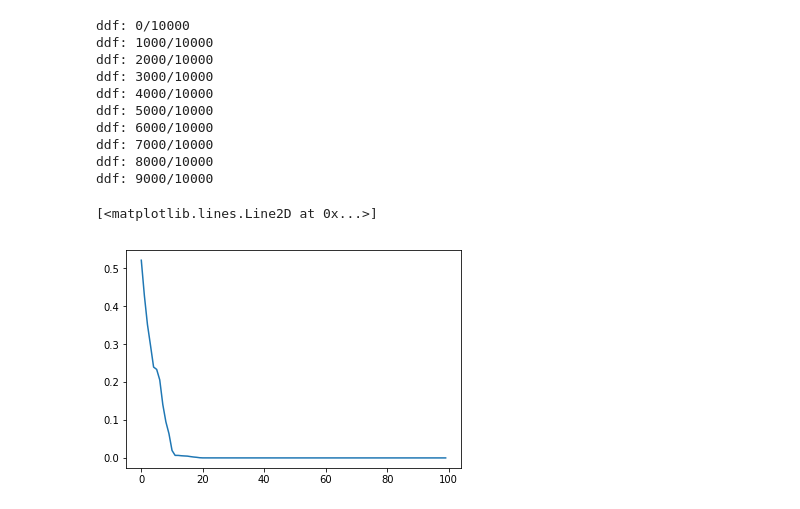
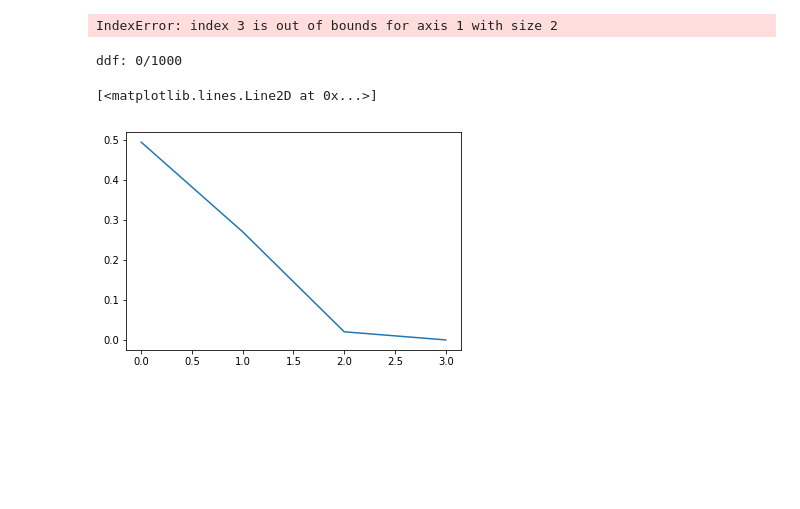
Before and after one commit to danwin91/ma, a Jupyter notebook: nb1.ipynb, the cells around one changed output. Cells and saved outputs as stored; diff of their text form; code cells hidden in the pictures; blank space fills up the shorter version.

```diff
--- a/nb1.ipynb
+++ b/nb1.ipynb
@@ -104,31 +107,27 @@ def dddf(X,A,B):
+# %%
+np.dot(A[:,3],A[:,0])
+# %% [output]
+IndexError: index 3 is out of bounds for axis 1 with size 2
 # %%
 #Setting
-m = 10
+m = 2
 m_1 = 1
-X = uniformSphere(m, 10000)
+m_x = 1000
+X = uniformSphere(m, m_x)
 A = ortho_group.rvs(dim = m)# m orthogonal vectors with dim m, a_1, ..., a_m
 A = np.transpose(A)
 B = ortho_group.rvs(dim = m)[:m_1]#m_1 orthogonal vectors with dimension m b_1, ..., b_m_1
 B = np.transpose(B)
 hmm = ddf(X, A,B)
 mak = [np.reshape(dd, (m**2,)) for dd in hmm]
 M = np.transpose(np.array(mak))
 M.shape
 U,D,V = np.linalg.svd(M)
 plt.plot(list(range(m**2)), D)
 # %% [output]
-ddf: 0/10000
-ddf: 1000/10000
-ddf: 2000/10000
-ddf: 3000/10000
-ddf: 4000/10000
-ddf: 5000/10000
-ddf: 6000/10000
-ddf: 7000/10000
-ddf: 8000/10000
-ddf: 9000/10000
+ddf: 0/1000
 [<matplotlib.lines.Line2D at 0x...>]
-[figure, old version]
+[figure, new version]
 # %%
 U_trunc = U[:,:2*m]
 U_unvec = []
```
Also changed, not shown: parts of 10 cells of this notebook.
